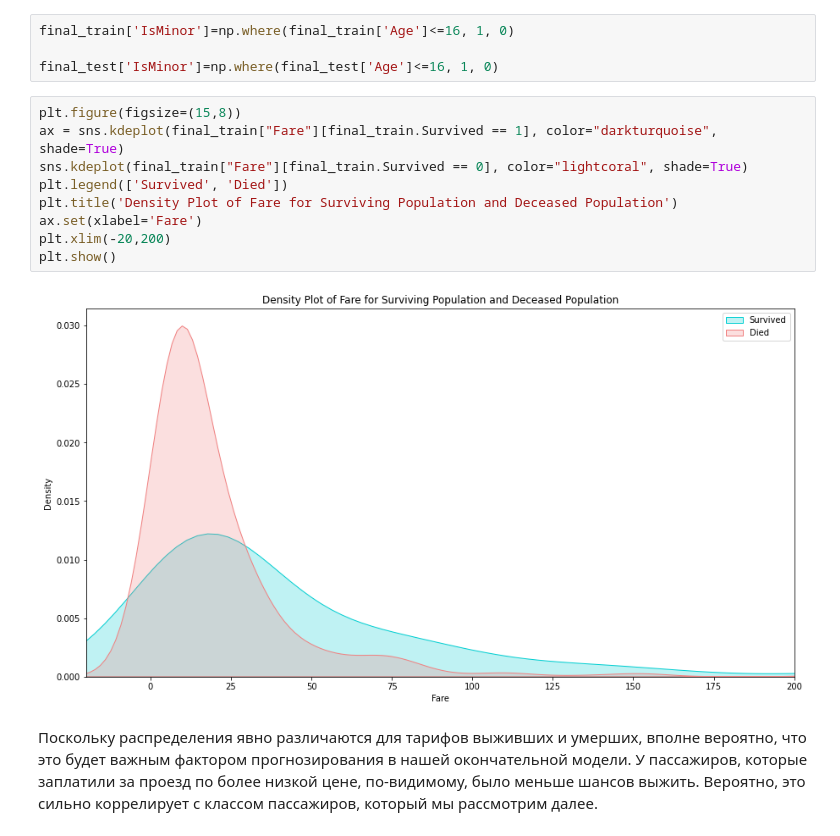
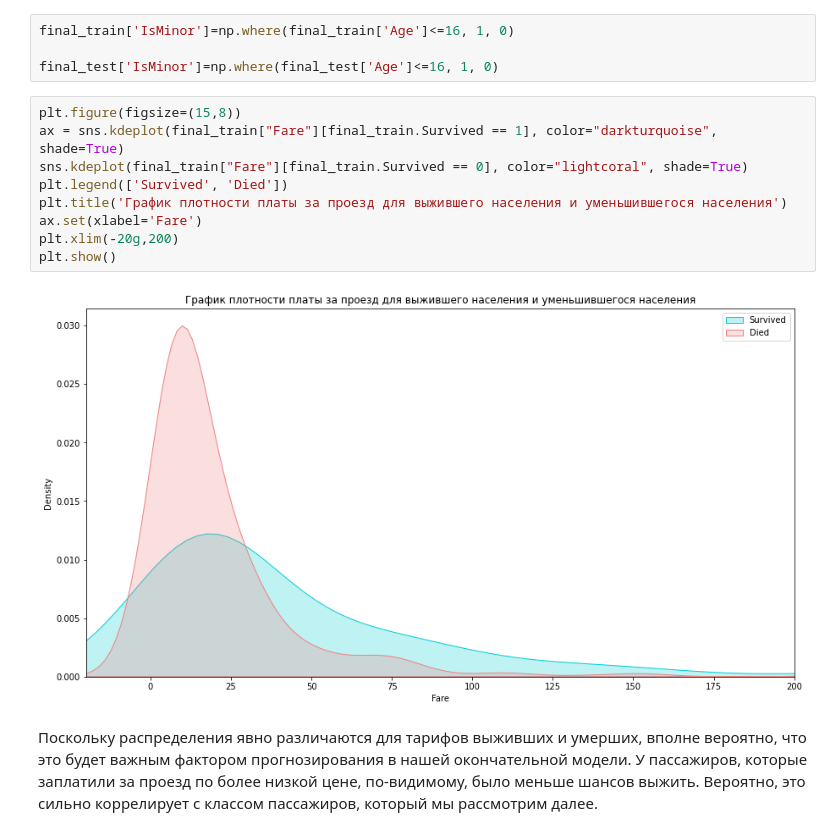
Before and after one commit to DaniilRyb/OIRS, a Jupyter notebook: DZ2.ipynb, the cells around one changed output. Saved outputs shown, nothing was run; the diff lists cells and outputs as text.

```diff
--- a/DZ2.ipynb
+++ b/DZ2.ipynb
@@ -312,14 +273,14 @@ final_test['IsMinor']=np.where(final_test['Age']<=16, 1, 0)
 # %%
 plt.figure(figsize=(15,8))
 ax = sns.kdeplot(final_train["Fare"][final_train.Survived == 1], color="darkturquoise", shade=True)
 sns.kdeplot(final_train["Fare"][final_train.Survived == 0], color="lightcoral", shade=True)
 plt.legend(['Survived', 'Died'])
-plt.title('Density Plot of Fare for Surviving Population and Deceased Population')
+plt.title('График плотности платы за проезд для выжившего населения и уменьшившегося населения')
 ax.set(xlabel='Fare')
-plt.xlim(-20,200)
+plt.xlim(-20g,200)
 plt.show()
 # %% [output]
-[figure, old version]
+[figure, new version]
 # %% [markdown]
 Поскольку распределения явно различаются для тарифов выживших и умерших, вполне вероятно, что это будет важным фактором прогнозирования в нашей окончательной модели. У пассажиров, которые заплатили за проезд по более низкой цене, по-видимому, было меньше шансов выжить. Вероятно, это сильно коррелирует с классом пассажиров, который мы рассмотрим далее.
 # %%
```
Also changed, not shown: parts of 30 cells of this notebook.
